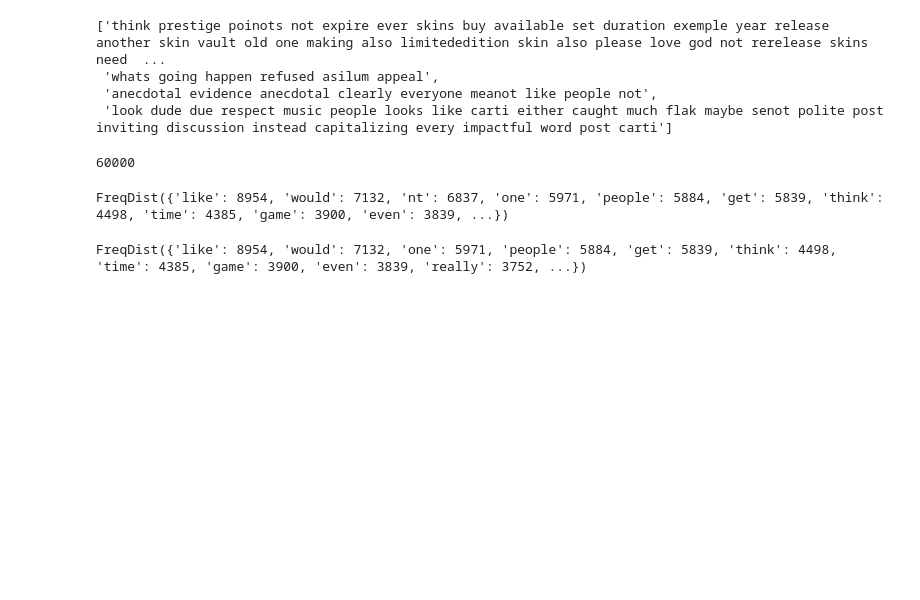
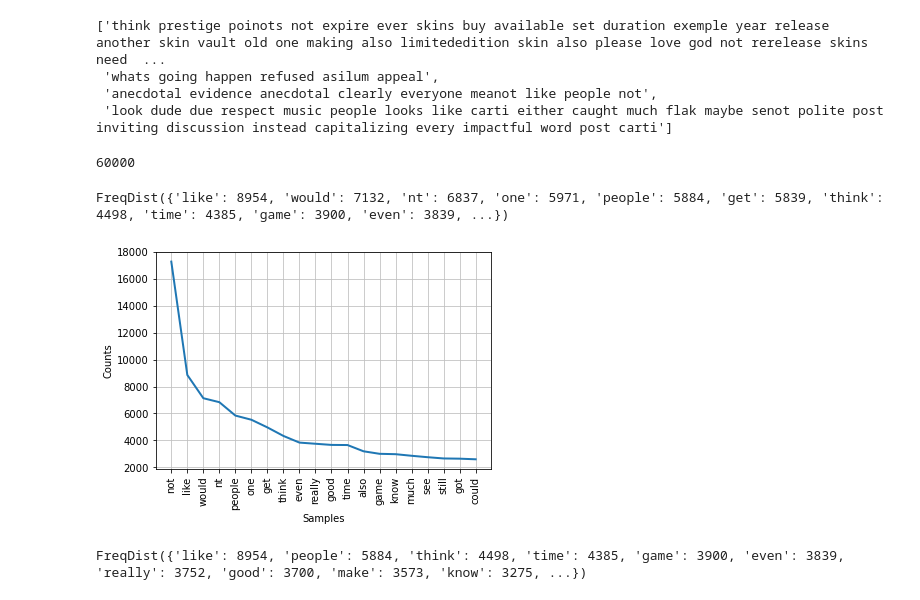
Before and after one commit to Mr-Has/mini_project-2-7050-, a Jupyter notebook: mini_project 2 (7050).ipynb, the cells around one changed output. Cells and saved outputs as stored; diff of their text form; code cells hidden in the pictures; blank space fills up the shorter version.

```diff
--- a/mini_project 2 (7050).ipynb
+++ b/mini_project 2 (7050).ipynb
@@ -120,8 +119,16 @@ for i in c:
 freq_count_limit
 # %% [output]
 FreqDist({'like': 8954, 'would': 7132, 'nt': 6837, 'one': 5971, 'people': 5884, 'get': 5839, 'think': 4498, 'time': 4385, 'game': 3900, 'even': 3839, ...})
+# %%
+fdist.plot(20,cumulative=False)
+plt.show()
+# %% [output]
+[figure, added]
 # %%
 freq_count_limit.pop("nt")
+freq_count_limit.pop("would")
+freq_count_limit.pop("one")
+freq_count_limit.pop("get")
 freq_count_limit
 # %% [output]
-FreqDist({'like': 8954, 'would': 7132, 'one': 5971, 'people': 5884, 'get': 5839, 'think': 4498, 'time': 4385, 'game': 3900, 'even': 3839, 'really': 3752, ...})
+FreqDist({'like': 8954, 'people': 5884, 'think': 4498, 'time': 4385, 'game': 3900, 'even': 3839, 'really': 3752, 'good': 3700, 'make': 3573, 'know': 3275, ...})
```
Also changed, not shown: parts of 19 cells of this notebook, 1 other file.
